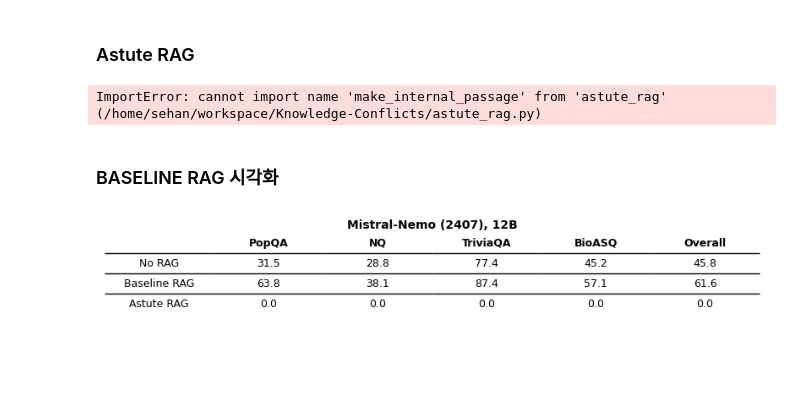
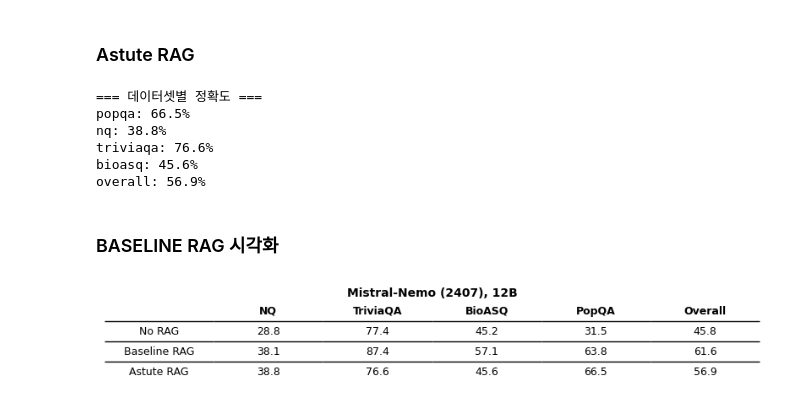
Before and after one commit to kimsehan11/Knowledge-Conflicts, a Jupyter notebook: main.ipynb, the cells around one changed output. Saved outputs shown, nothing was run; the diff lists cells and outputs as text; code cells hidden in the pictures; blank space fills up the shorter version.

Commit message:
feat: use another test data

```diff
--- a/main.ipynb
+++ b/main.ipynb
@@ -212,7 +218,7 @@ dataset_sizes = {
     "bioasq": 261
 }
 
-results = load_results("output/output_with_no_rag.jsonl")
+results = load_results("output/output_with_no_rag_2.jsonl")
 no_rag_accuracy = calculate_accuracy_by_dataset(results, dataset_sizes)
 # %%
 print("=== 데이터셋별 정확도 ===")
@@ -237,7 +243,7 @@ dataset_sizes = {
 }
 
 # 결과 로드 및 정확도 계산
-results = load_results("output/output_with_base_api_rag.jsonl")
+results = load_results("output/output_with_base_api_rag_2.jsonl")
 rag_accuracy = calculate_accuracy_by_dataset(results, dataset_sizes)
 precision_dict = calculate_precision_by_datasets(results, dataset_sizes)
 # %%
@@ -271,7 +277,7 @@ from langchain_core.prompts import PromptTemplate
 from acc_prec import load_results, calculate_accuracy_by_dataset_with_astute_rag
 
 
-with open("datasets/total_qa_sampled/qa_dataset.json", "r") as f:
+with open("datasets/total_qa_sampled/qa_dataset_with_base_api_rag_2.json", "r") as f:
     q = json.load(f)
 
 P_gen, P_con, P_ans = make_prompts(P_GEN, P_CON, P_ANS)
@@ -285,7 +291,7 @@ passage_source = make_passage_source(combine_passages)
 finalize_answers = []
 for i in range(len(q)):
     context = "\n\n".join([ f"[{j+1}]\n" + f"source : {key} , content : {value}"   for j, doc in enumerate(combine_passages[i]) for key, value in doc.items()])
-    final_answer = finalize_answer(llm=M, question=q[i]['question'], context_init=context, context=None)
+    final_answer = finalize_answer(llm=llm, question=q[i]['question'], context_init=context, context=None)
     finalize_answers.append(final_answer)
 
 finalize_answers = list(finalize_answers)
@@ -294,8 +300,19 @@ finalize_answers = list(finalize_answers)
 
 results = load_results('./output/output_with_base_api_rag.jsonl')
 acc_with_astute_rag = calculate_accuracy_by_dataset_with_astute_rag(results, dataset_sizes, finalize_answers)
-# %% [output]
-ImportError: cannot import name 'make_internal_passage' from 'astute_rag' (/home/sehan/workspace/Knowledge-Conflicts/astute_rag.py)
+# %%
+acc_with_astute_rag["overall"] = sum(acc_with_astute_rag.values()) / len(acc_with_astute_rag)
+# %%
+print("=== 데이터셋별 정확도 ===")
+for name, accuracy in acc_with_astute_rag.items():
+    print(f"{name}: {accuracy:.1f}%")
+# %% [output]
+=== 데이터셋별 정확도 ===
+popqa: 66.5%
+nq: 38.8%
+triviaqa: 76.6%
+bioasq: 45.6%
+overall: 56.9%
 # %% [markdown]
 ### BASELINE RAG 시각화
 # %%
@@ -304,10 +321,10 @@ import matplotlib.pyplot as plt
 
 # 데이터 준비
 data = {
-    'PopQA': [0, 0, 0],
     'NQ': [0, 0, 0],
     'TriviaQA': [0, 0, 0],
     'BioASQ': [0, 0, 0],
+    'PopQA': [0, 0, 0],
     'Overall': [0, 0, 0]
 }
 
@@ -320,6 +337,11 @@ for key in data:
 for key in data:
     acc = rag_accuracy[str(key).lower()]
     data[key][1] = round(acc, 1)
+
+# Astute RAG 정확도로 업데이트
+for key in data:
+    acc = acc_with_astute_rag[str(key).lower()]
+    data[key][2] = round(acc, 1)
 
 df = pd.DataFrame(data, index=['No RAG', 'Baseline RAG', 'Astute RAG'])
 
@@ -329,31 +351,31 @@ ax.axis('off')
 col_labels = [''] + list(df.columns)
 header_text = [['Mistral-Nemo (2407), 12B', '', '', '', '']]
 
 table = ax.table(
     cellText=[[idx] + list(row) for idx, row in zip(df.index, df.values)],
     colLabels=col_labels,
     cellLoc='center',
     loc='center'
 )
 
 table.auto_set_font_size(False)
 table.set_fontsize(9)
 table.scale(1.2, 1.5)
 
 for j in range(len(col_labels)):
     table[(0, j)].set_facecolor('#ffffff')
     table[(0, j)].set_text_props(fontweight='bold')
     table[(0, j)].visible_edges = 'B'
 
 for i in range(1, len(df) + 1):
     for j in range(len(col_labels)):
         table[(i, j)].set_facecolor('#ffffff')
         table[(i, j)].visible_edges = 'B' if i < len(df) else ''
 
 plt.text(0.5, 0.95, 'Mistral-Nemo (2407), 12B', ha='center', va='bottom',
          fontsize=10, fontweight='bold', transform=ax.transAxes)
 
 plt.tight_layout()
 plt.show()
 # %% [output]
-[figure, old version]
+[figure, new version]
```
Also changed, not shown: parts of 9 cells of this notebook, 1 other file.
